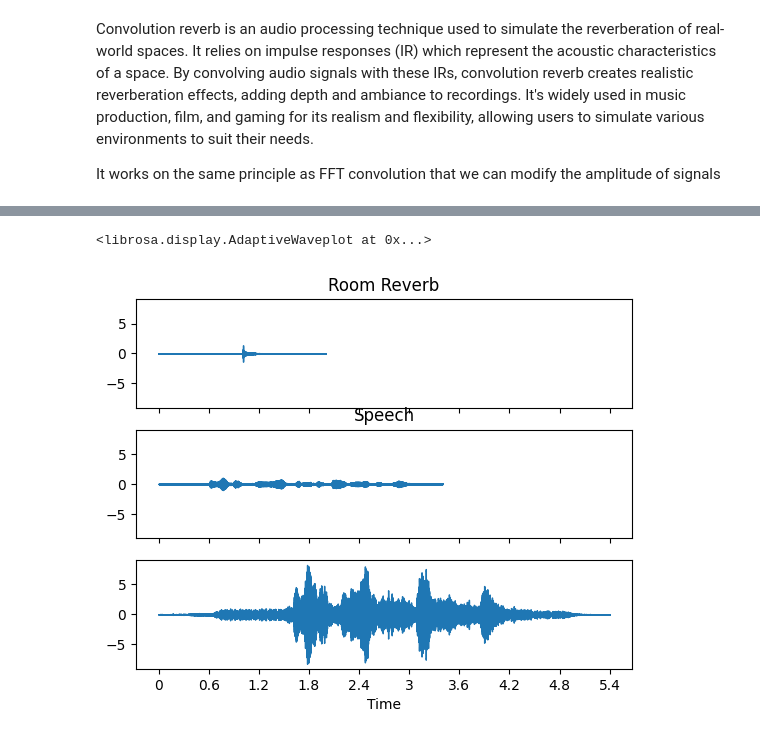
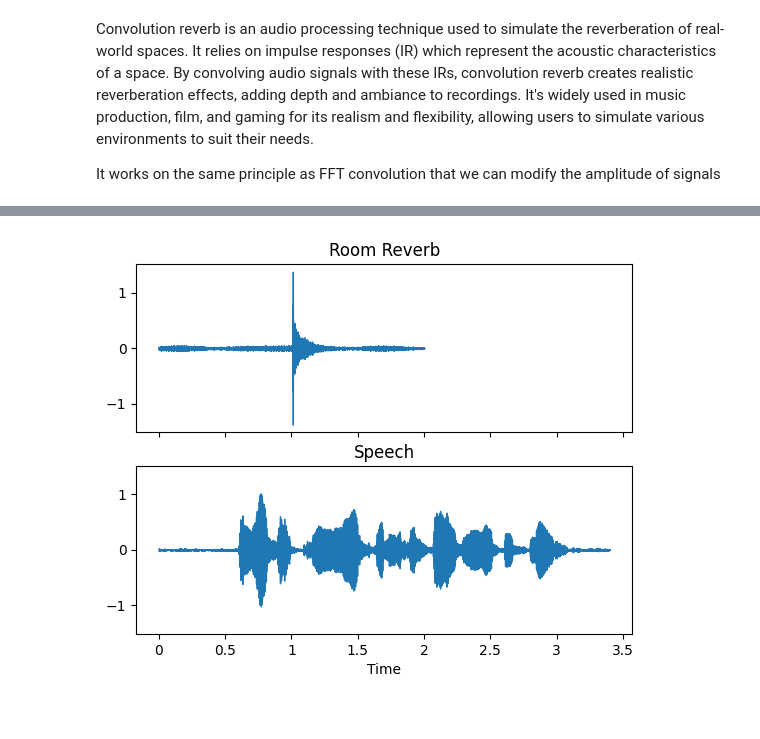
Before and after one commit to vi-bulchandani/da623-convolution-1d, a Jupyter notebook: notebook.ipynb, the cells around one changed output, grey strips where cells are left out. Cells and saved outputs as stored; diff of their text form; code cells hidden in the pictures.

```diff
--- a/notebook.ipynb
+++ b/notebook.ipynb
@@ -452,31 +451,27 @@ It works on the same principle as FFT convolution that we can modify the amplitu
 # %%
 import IPython
 from scipy.io import wavfile
 
 sampling_r1,rir = wavfile.read('assets/reverb.wav')
 sampling_r2, speech = wavfile.read('assets/speech.wav')
 
-rir = utility.
+
 y1, sr = librosa.load('assets/reverb.wav')
 
-fig, ax = plt.subplots(nrows=3, sharex=True, sharey=True)
+fig, ax = plt.subplots(nrows=2, sharex=True, sharey=True)
 
 librosa.display.waveshow(y1, sr=sr, ax=ax[0])
 
 y2, sr = librosa.load('assets/speech.wav')
 librosa.display.waveshow(y2, sr=sr, ax=ax[1])
 
 ax[0].set(title='Room Reverb')
 ax[1].set(title='Speech')
 ax[0].label_outer()
 ax[1].label_outer()
 IPython.display.display(IPython.display.Audio(filename='assets/reverb.wav'))
 IPython.display.display(IPython.display.Audio(filename="assets/speech.wav"))
-
-output = scipy.signal.fftconvolve(y1,y2, mode='full')
-librosa.display.waveshow(output, sr=sr, ax=ax[2])
 # %% [output]
 [interactive output not drawn]
 [interactive output not drawn]
-<librosa.display.AdaptiveWaveplot at 0x...>
-[figure, old version]
+[figure, new version]
```
Also changed, not shown: parts of 7 cells of this notebook, 1 other file.
